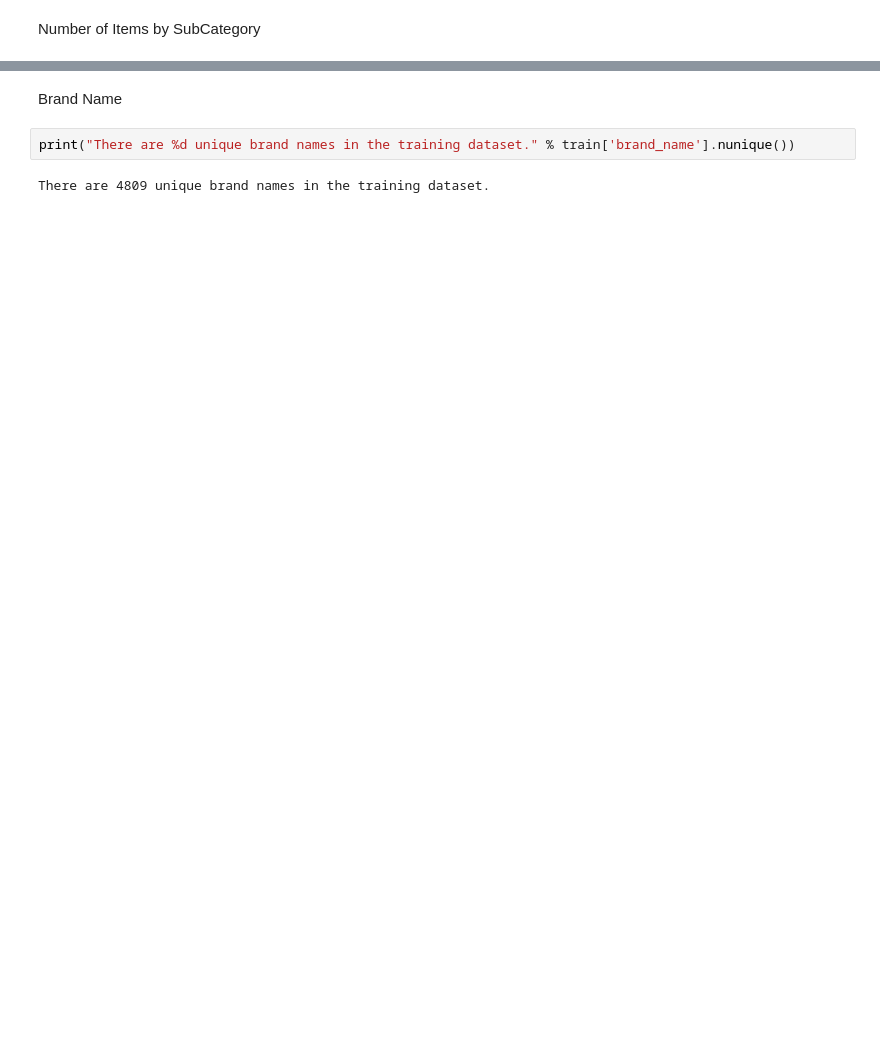
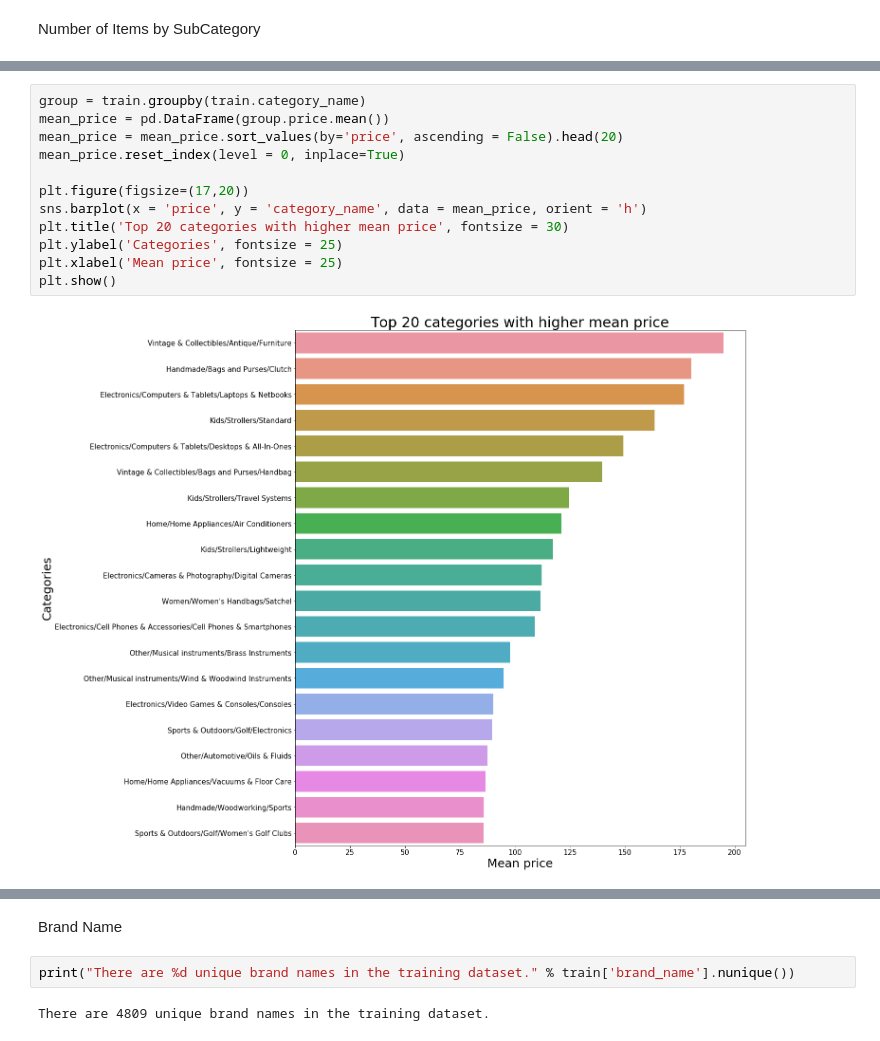
Before and after one commit to Joejiong/Mercari-Price-Suggestion-Challenge, a Jupyter notebook: EDA.ipynb, the cells around one changed output, grey strips where cells are left out. Cells and saved outputs as stored; diff of their text form; blank space fills up the shorter version.

```diff
--- a/EDA.ipynb
+++ b/EDA.ipynb
@@ -145,0 +174,14 @@ sns.barplot(x=x,y=y)
+# %%
+group = train.groupby(train.category_name)
+mean_price = pd.DataFrame(group.price.mean())
+mean_price = mean_price.sort_values(by='price', ascending = False).head(20)
+mean_price.reset_index(level = 0, inplace=True)
+
+plt.figure(figsize=(17,20))
+sns.barplot(x = 'price', y = 'category_name', data = mean_price, orient = 'h')
+plt.title('Top 20 categories with higher mean price', fontsize = 30)
+plt.ylabel('Categories', fontsize = 25)
+plt.xlabel('Mean price', fontsize = 25)
+plt.show()
+# %% [output]
+[figure, added]
```
Also changed, not shown: parts of 64 cells of this notebook.
